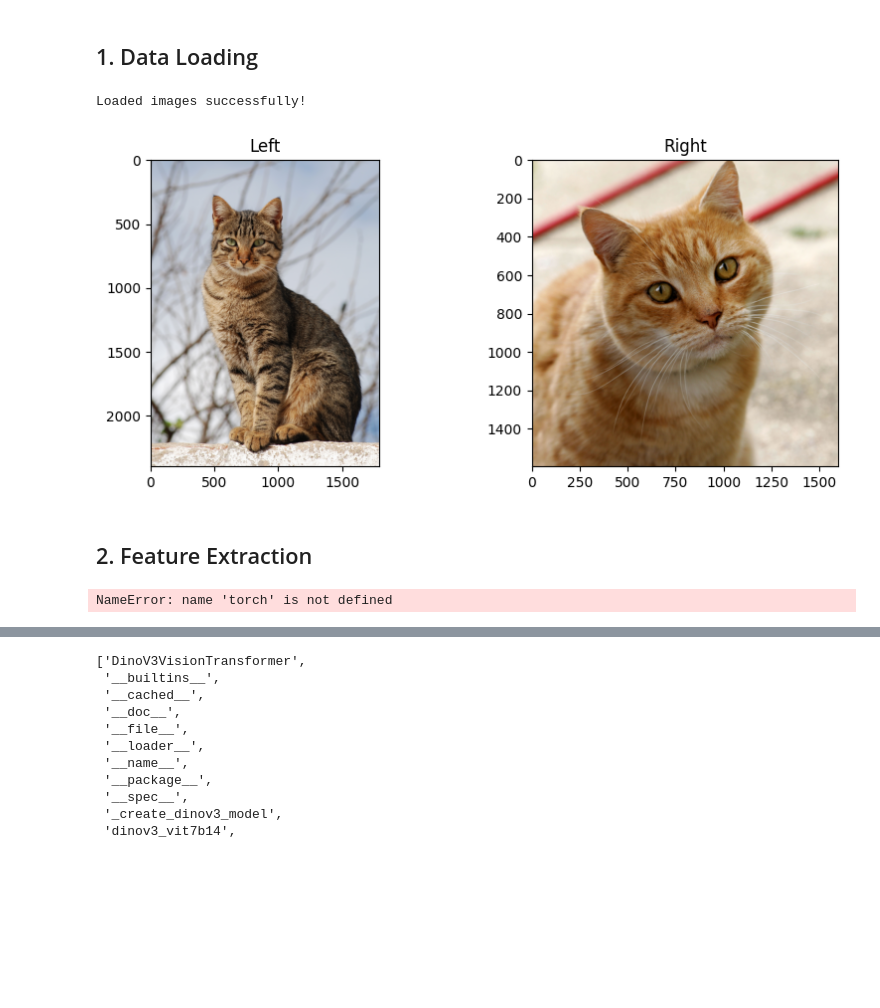
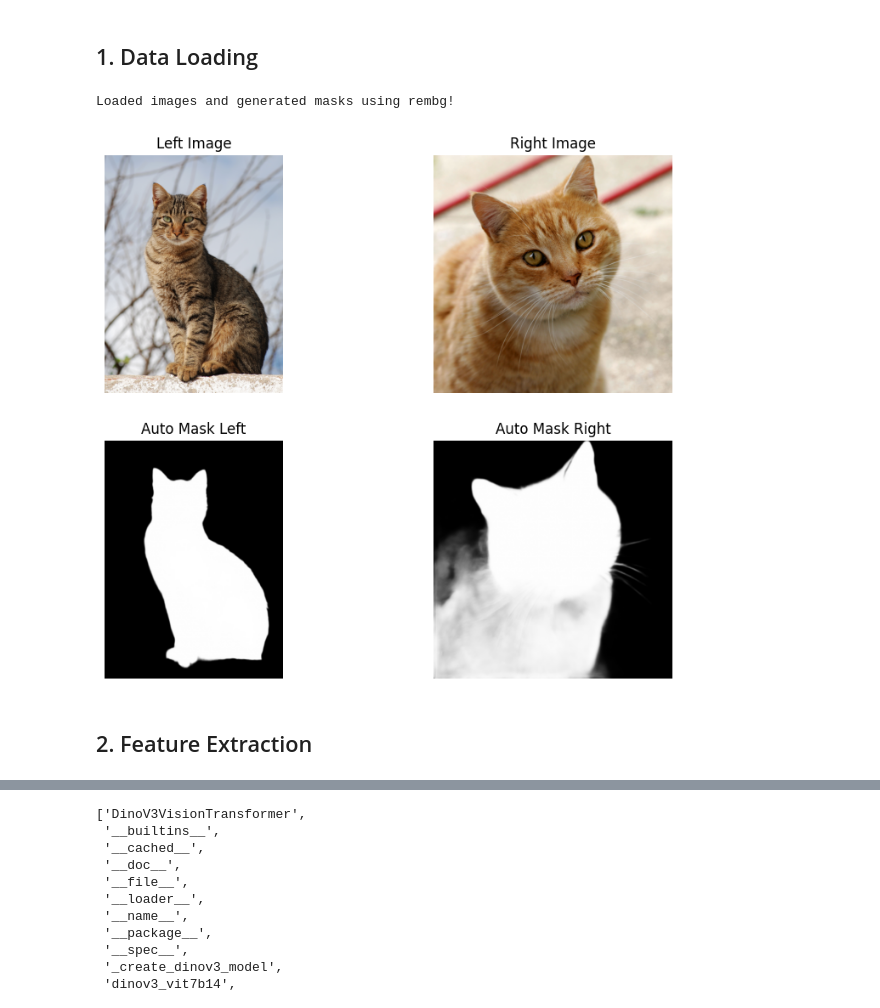
Before and after one commit to mhsefidgar/DinoV3Production, a Jupyter notebook: notebooks/dense_sparse_matching.ipynb, the cells around one changed output, grey strips where cells are left out. Saved outputs shown, nothing was run; the diff lists cells and outputs as text; code cells hidden in the pictures; blank space fills up the shorter version.

```diff
--- a/notebooks/dense_sparse_matching.ipynb
+++ b/notebooks/dense_sparse_matching.ipynb
@@ -60,37 +61,67 @@ Loading pretrained weights for dinov3_vits14...
 # %%
 from PIL import Image
 import urllib.request
 import matplotlib.pyplot as plt
+import io
+import numpy as np
+import torch
+from rembg import remove
 
 def load_image_from_url(url: str) -> Image.Image:
     headers = {'User-Agent': 'Mozilla/5.0 (Windows NT 10.0; Win64; x64)'}
     req = urllib.request.Request(url, headers=headers)
     with urllib.request.urlopen(req) as f:
+        # Load and ensure it is RGB for rembg
         return Image.open(f).convert("RGB")
+
+def get_auto_mask(img: Image.Image):
+    """
+    Uses rembg to identify the object and return a grayscale mask.
+    """
+    # remove() returns an RGBA image where background alpha is 0
+    output_rgba = remove(img)
+
+    # Extract the Alpha channel as the mask (L mode)
+    mask = output_rgba.split()[-1]
+
+    return mask
 
 image_left_uri = "https://upload.wikimedia.org/wikipedia/commons/4/4d/Cat_November_2010-1a.jpg"
 image_right_uri = "https://upload.wikimedia.org/wikipedia/commons/3/3a/Cat03.jpg"
 
 try:
+    # 1. Load Original Images
     image_left = load_image_from_url(image_left_uri)
     image_right = load_image_from_url(image_right_uri)
-    mask_left = Image.new('L', image_left.size, color=255)
-    mask_right = Image.new('L', image_right.size, color=255)
-    print("Loaded images successfully!")
+
+    # 2. Generate Masks automatically using rembg
+    mask_left = get_auto_mask(image_left)
+    mask_right = get_auto_mask(image_right)
+
+    print("Loaded images and generated masks using rembg!")
+
 except Exception as e:
-    print(f"Failed to load images: {e}. Using fallback.")
-    image_left = Image.new('RGB', (800, 600), color='salmon')
-    mask_left = Image.new('L', (800, 600), color=255)
-    image_right = Image.new('RGB', (800, 600), color='coral')
-    mask_right = Image.new('L', (800, 600), color=255)
+    print(f"Failed to load or process images: {e}")
+    # Fallback to dummy data
+    image_left = Image.new('RGB', (800, 600), color='gray')
+    mask_left = Image.new('L', (800, 600), color=0)
+    image_right = Image.new('RGB', (800, 600), color='gray')
+    mask_right = Image.new('L', (800, 600), color=0)
 
-plt.figure(figsize=(10, 4))
-plt.subplot(1, 2, 1); plt.imshow(image_left); plt.title("Left")
-plt.subplot(1, 2, 2); plt.imshow(image_right); plt.title("Right")
+# Visualization to verify the background removal worked
+plt.figure(figsize=(10, 8))
+plt.subplot(2, 2, 1); plt.imshow(image_left); plt.title("Left Image")
+plt.axis('off')
+plt.subplot(2, 2, 2); plt.imshow(image_right); plt.title("Right Image")
+plt.axis('off')
+plt.subplot(2, 2, 3); plt.imshow(mask_left, cmap='gray'); plt.title("Auto Mask Left")
+plt.axis('off')
+plt.subplot(2, 2, 4); plt.imshow(mask_right, cmap='gray'); plt.title("Auto Mask Right")
+plt.axis('off')
 plt.show()
 # %% [output]
-Loaded images successfully!
+Loaded images and generated masks using rembg!
-[figure, old version]
+[figure, new version]
 # %% [markdown]
 ## 2. Feature Extraction
 # %%
@@ -138,8 +169,6 @@ with torch.inference_mode():
          # Real Feature Extraction
          feats = extract_dino_features(model, image_norm)
          patch_features.append(feats.squeeze(0).detach().cpu())
-# %% [output]
-NameError: name 'torch' is not defined
 # %%
 import torchvision.transforms.functional as TF
 import torch
```
Also changed, not shown: parts of 6 cells of this notebook.
